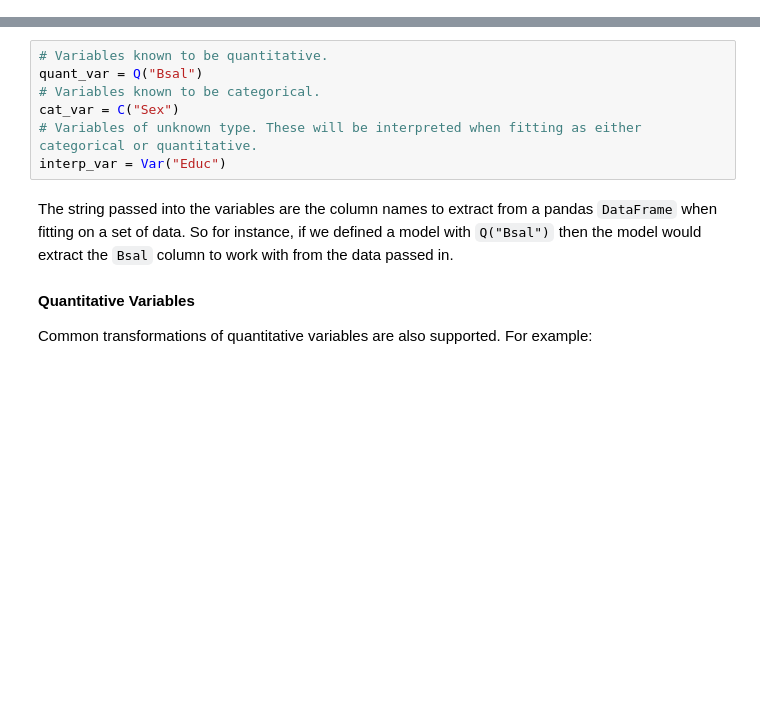
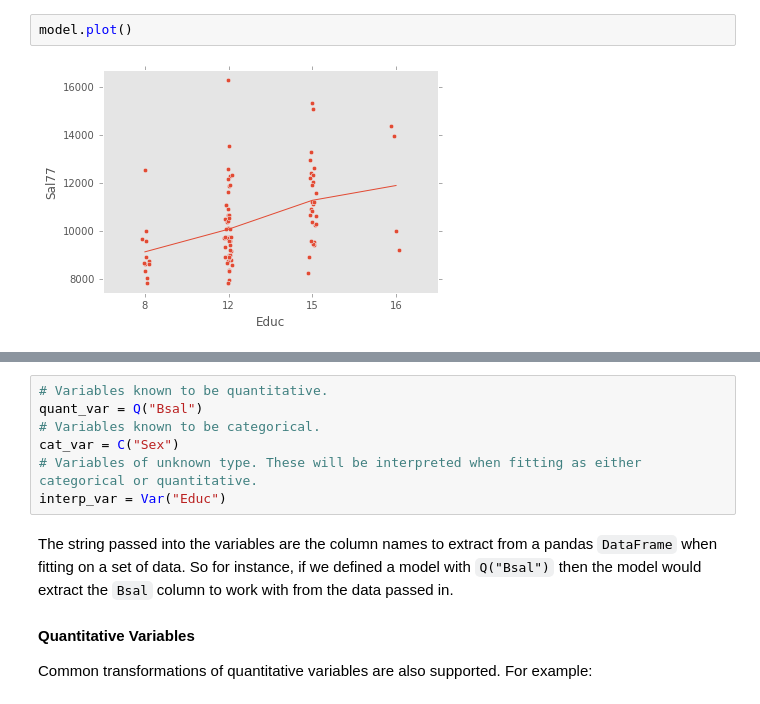
Before and after one commit to ajboyd2/salmon, a Jupyter notebook: SALMON Documentation.ipynb, the cells around one changed output, grey strips where cells are left out. Saved outputs shown, nothing was run; the diff lists cells and outputs as text; blank space fills up the shorter version.

```diff
--- a/SALMON Documentation.ipynb
+++ b/SALMON Documentation.ipynb
@@ -6,0 +63,4 @@ data = data[data['Educ'] != 10].reset_index(drop=True) # Remove single outlier
+# %%
+model.plot()
+# %% [output]
+[figure, added]
```
Also changed, not shown: parts of 70 cells of this notebook.
